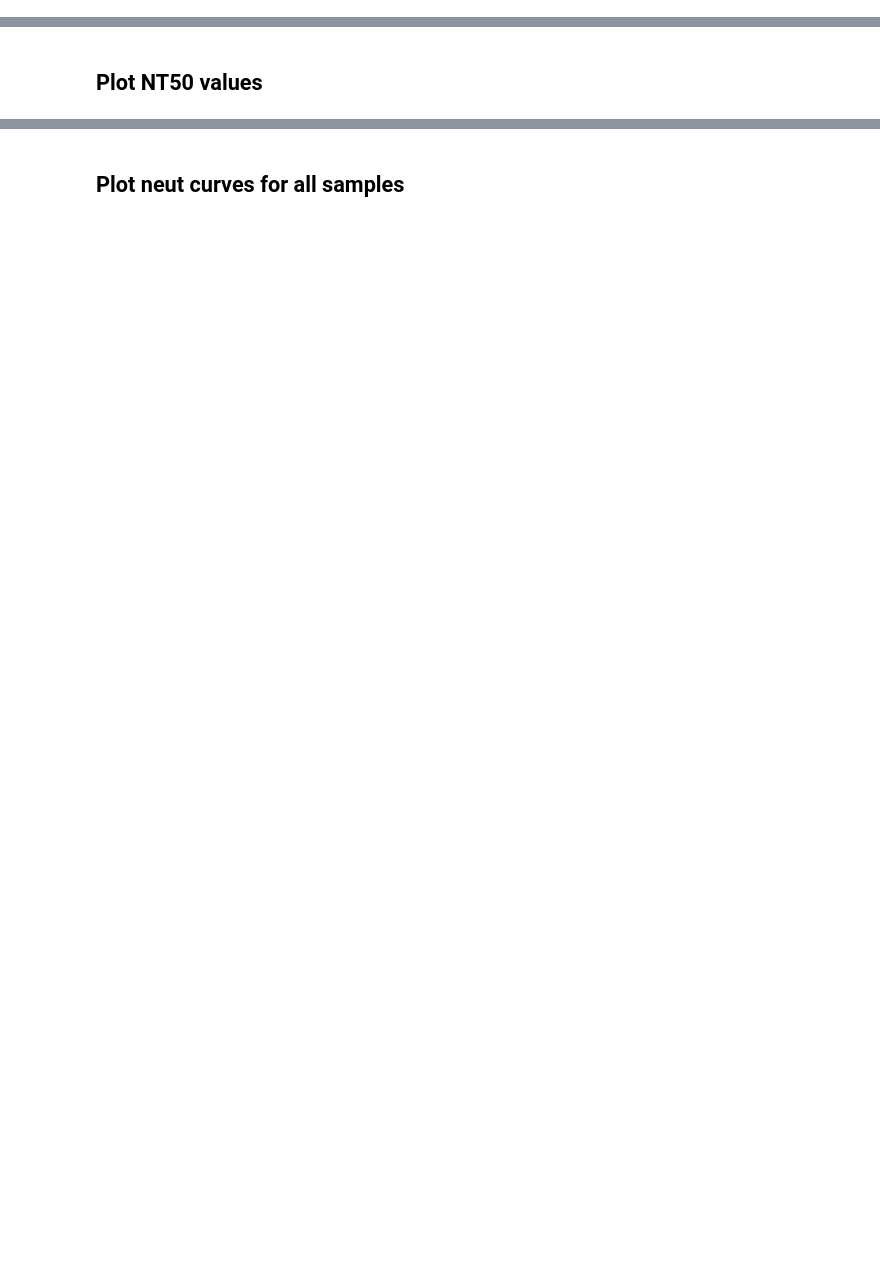
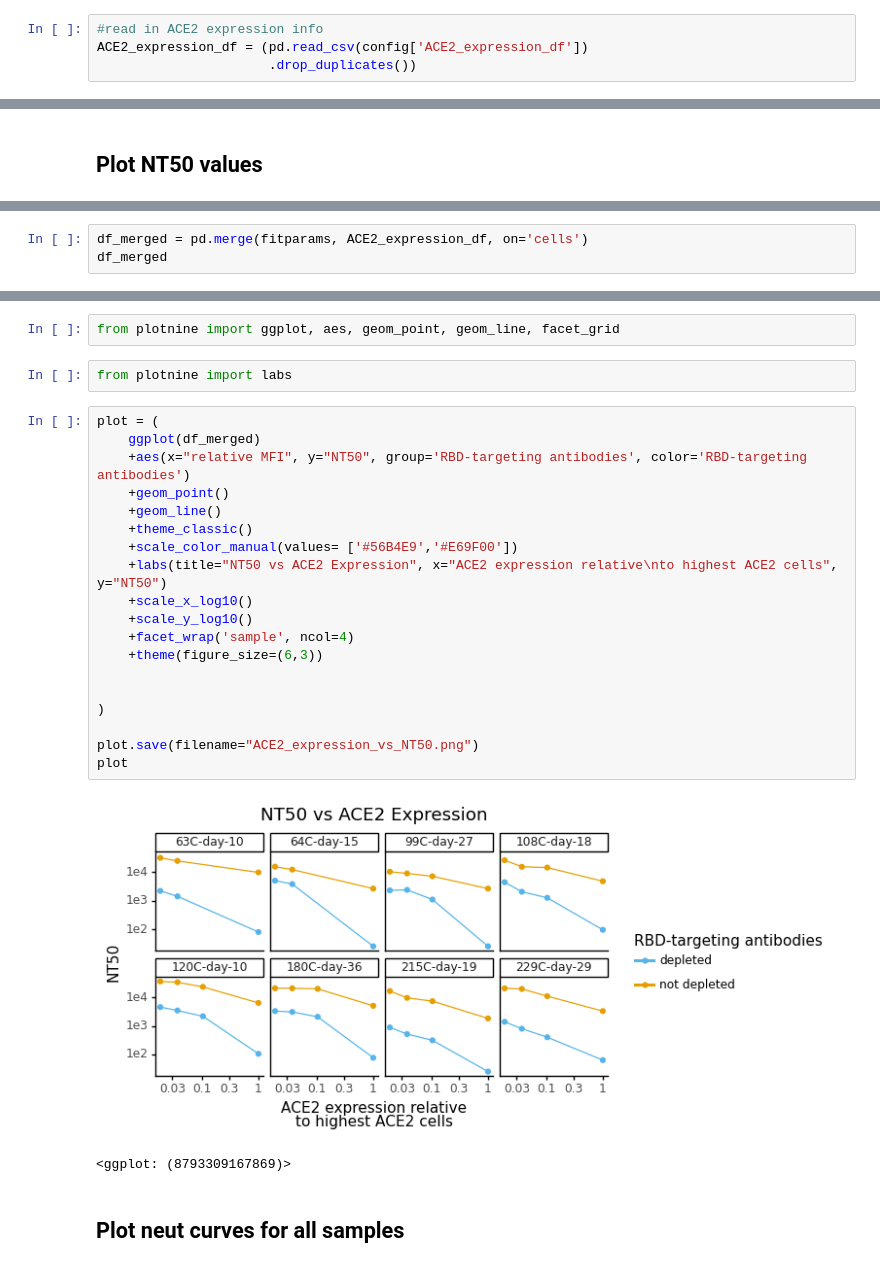
Before and after one commit to jbloomlab/Ace2_expression_neuts, a Jupyter notebook: virus_neutralization.ipynb, the cells around one changed output, grey strips where cells are left out. Drawn from its saved outputs; the diff is of its cells as text; blank space fills up the shorter version.

```diff
--- a/virus_neutralization.ipynb
+++ b/virus_neutralization.ipynb
@@ -60,6 +60,10 @@ sample_information = sample_information.sort_values('sorted')
 
 #store sera names in a list to later convert to factors for plotting
 cat_order_sera = sample_information['serum'].tolist()
+# %%
+#read in ACE2 expression info
+ACE2_expression_df = (pd.read_csv(config['ACE2_expression_df'])
+                      .drop_duplicates())
 # %% [markdown]
 ## Fit Hill curve
 
@@ -182,0 +189,3 @@ NT50.save(f'./{resultsdir}/NT50.pdf')
+# %%
+df_merged = pd.merge(fitparams, ACE2_expression_df, on='cells')
+df_merged
@@ -183,3 +210,29 @@ NT50.save(f'./{resultsdir}/NT50.pdf')
+# %%
+from plotnine import ggplot, aes, geom_point, geom_line, facet_grid
+# %%
+from plotnine import labs
+# %%
+plot = (
+    ggplot(df_merged)
+    +aes(x="relative MFI", y="NT50", group='RBD-targeting antibodies', color='RBD-targeting antibodies')
+    +geom_point()
+    +geom_line()
+    +theme_classic()
+    +scale_color_manual(values= ['#56B4E9','#E69F00'])
+    +labs(title="NT50 vs ACE2 Expression", x="ACE2 expression relative\nto highest ACE2 cells", y="NT50")
+    +scale_x_log10()
+    +scale_y_log10()
+    +facet_wrap('sample', ncol=4)
+    +theme(figure_size=(6,3))
+
+
+)
+
+plot.save(filename="ACE2_expression_vs_NT50.png")
+plot
+# %% [output]
+[figure, added]
+<ggplot: (8793309167869)>
 # %% [markdown]
 ## Plot neut curves for all samples
 # %%
```
Also changed, not shown: parts of 7 cells of this notebook, 22 other files.
